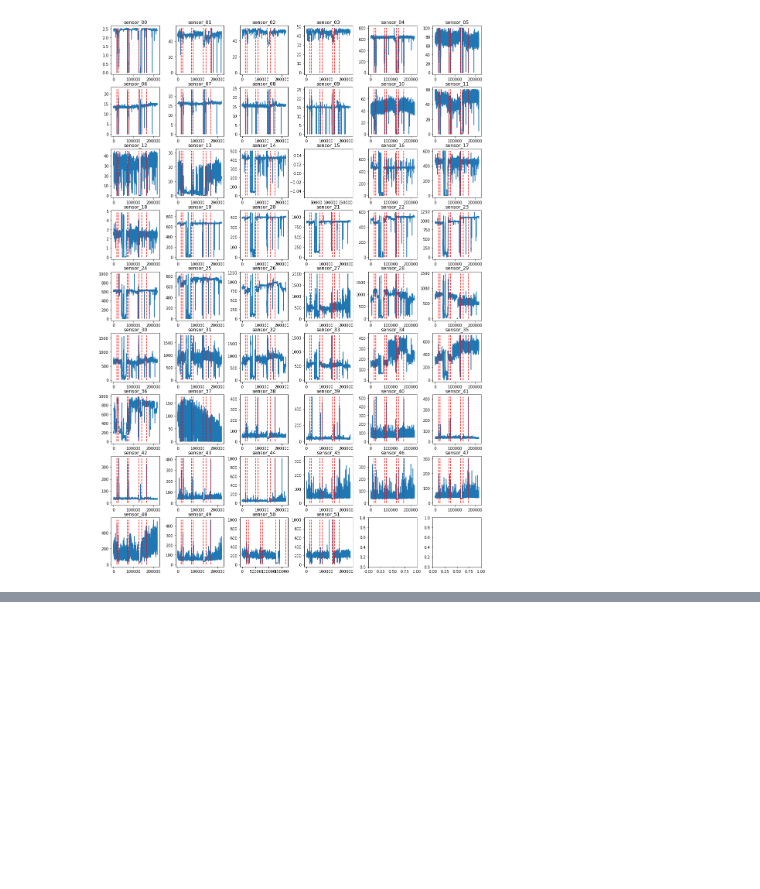
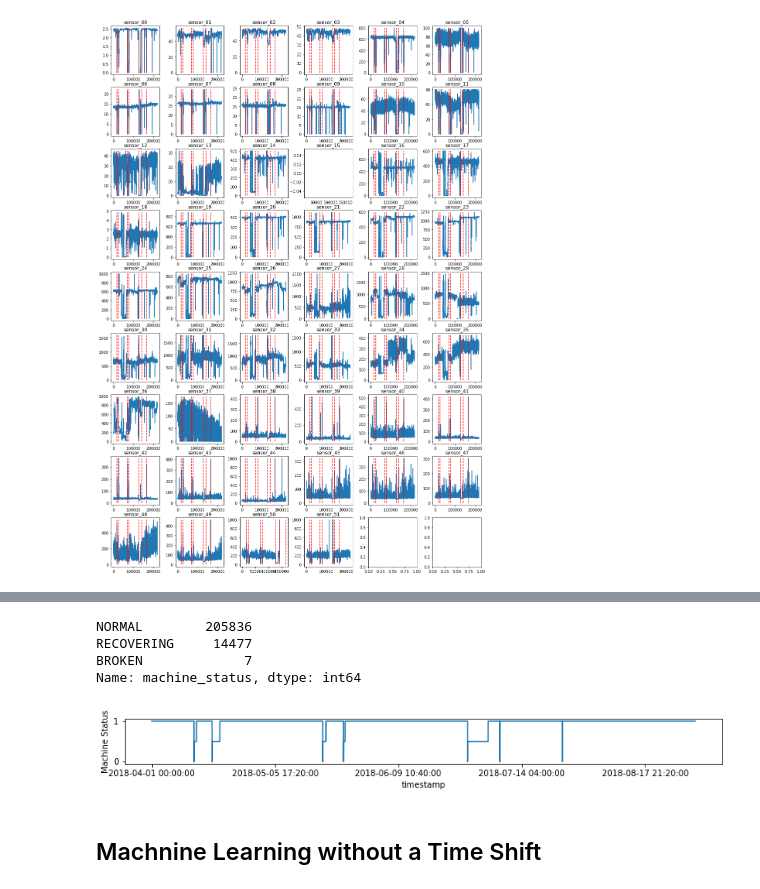
Before and after one commit to andrey101010/2D-Imaging-with-Matlab, a Jupyter notebook: eda-logistic-regression-random-forest-outlook.ipynb, the cells around one changed output, grey strips where cells are left out. Drawn from its saved outputs; the diff is of its cells as text; code cells hidden in the pictures; blank space fills up the shorter version.

```diff
--- a/eda-logistic-regression-random-forest-outlook.ipynb
+++ b/eda-logistic-regression-random-forest-outlook.ipynb
@@ -126,0 +128,16 @@ df['shift_10_min_sensor_00'] = df['sensor_00'].shift(10) # shifts the target col
+# %%
+# Statistics of the machine. It is a highly imbalanced data set
+df.machine_status.value_counts()
+# %% [output]
+NORMAL        205836
+RECOVERING     14477
+BROKEN             7
+Name: machine_status, dtype: int64
+# %%
+# Status of the machine. 1 = operational, 0.5 maintenance and 0 = broken
+df.set_index('timestamp').Operation.plot(figsize=(13,1));
+plt.ylabel('Machine Status');
+# %% [output]
+[figure, added]
+# %% [markdown]
+## Machnine Learning without a Time Shift
```
Also changed, not shown: parts of 81 cells of this notebook.
